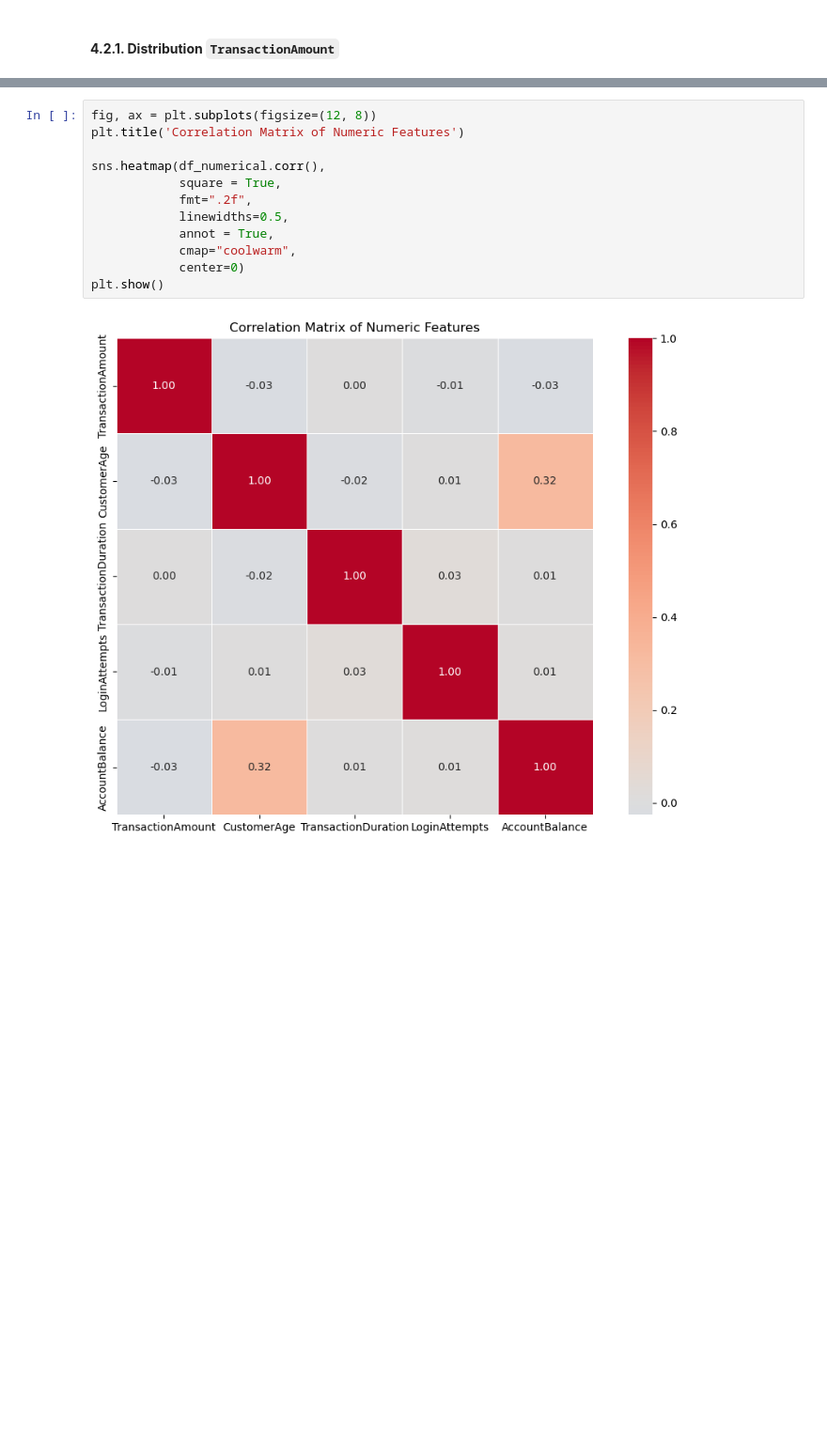
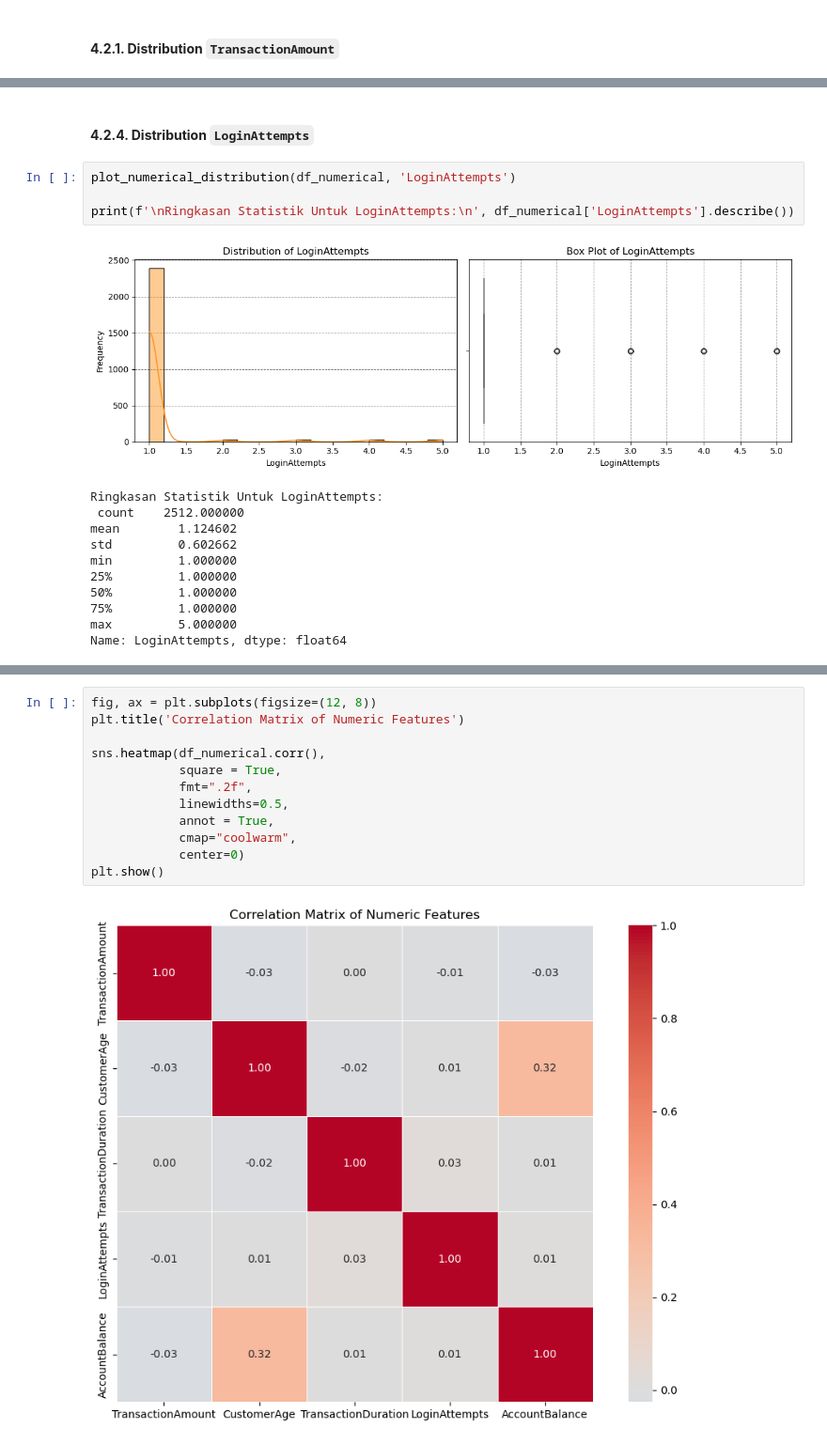
Before and after one commit to alouvre/BMLUP_DicodingSubmission_ProyekMembangunMachineLearning, a Jupyter notebook: [Clustering] Submission Akhir BMLP_Alifia Mustika Sari.ipynb, the cells around one changed output, grey strips where cells are left out. Shown at 94% size. Cells and saved outputs as stored; diff of their text form; blank space fills up the shorter version.

```diff
--- a/[Clustering] Submission Akhir BMLP_Alifia Mustika Sari.ipynb
+++ b/[Clustering] Submission Akhir BMLP_Alifia Mustika Sari.ipynb
@@ -248,0 +284,18 @@ Name: TransactionAmount, dtype: float64
+# %% [markdown]
+#### **4.2.4. Distribution `LoginAttempts`**
+# %%
+plot_numerical_distribution(df_numerical, 'LoginAttempts')
+
+print(f'\nRingkasan Statistik Untuk LoginAttempts:\n', df_numerical['LoginAttempts'].describe())
+# %% [output]
+[figure, added]
+Ringkasan Statistik Untuk LoginAttempts:
+ count    2512.000000
+mean        1.124602
+std         0.602662
+min         1.000000
+25%         1.000000
+50%         1.000000
+75%         1.000000
+max         5.000000
+Name: LoginAttempts, dtype: float64
```
Also changed, not shown: parts of 20 cells of this notebook.
